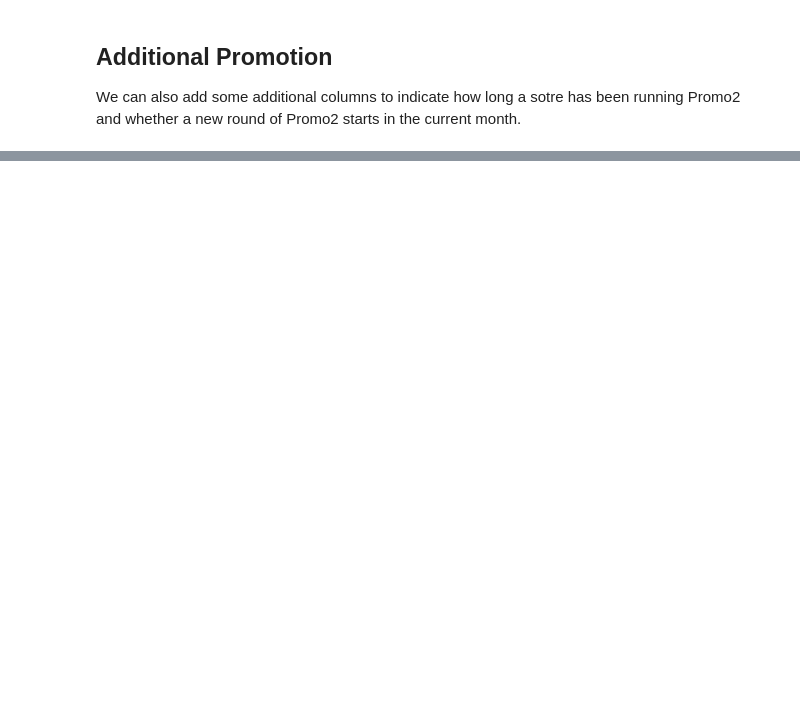
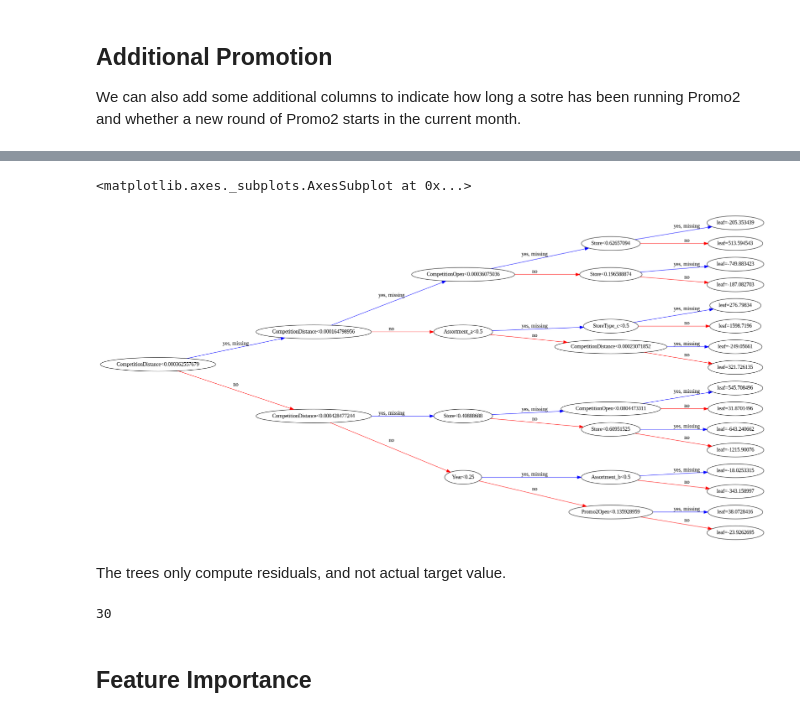
Before and after one commit to Kaushik896/Projects_Machine_learning_GBM-s, a Jupyter notebook: Gradient_Boosting_Machines.ipynb, the cells around one changed output, grey strips where cells are left out. Saved outputs shown, nothing was run; the diff lists cells and outputs as text; code cells hidden in the pictures; blank space fills up the shorter version.

```diff
--- a/Gradient_Boosting_Machines.ipynb
+++ b/Gradient_Boosting_Machines.ipynb
@@ -218,0 +314,14 @@ merged_df[['Date', 'Promo2', 'Promo2SinceYear', 'Promo2SinceWeek', 'PromoInterva
+# %%
+plot_tree(model, rankdir = 'LR', num_trees=25)
+# %% [output]
+<matplotlib.axes._subplots.AxesSubplot at 0x...>
+[figure, added]
+# %% [markdown]
+The trees only compute residuals, and not actual target value.
+# %%
+trees = model.get_booster().get_dump()
+len(trees)
+# %% [output]
+30
+# %% [markdown]
+## Feature Importance
```
Also changed, not shown: parts of 64 cells of this notebook.
